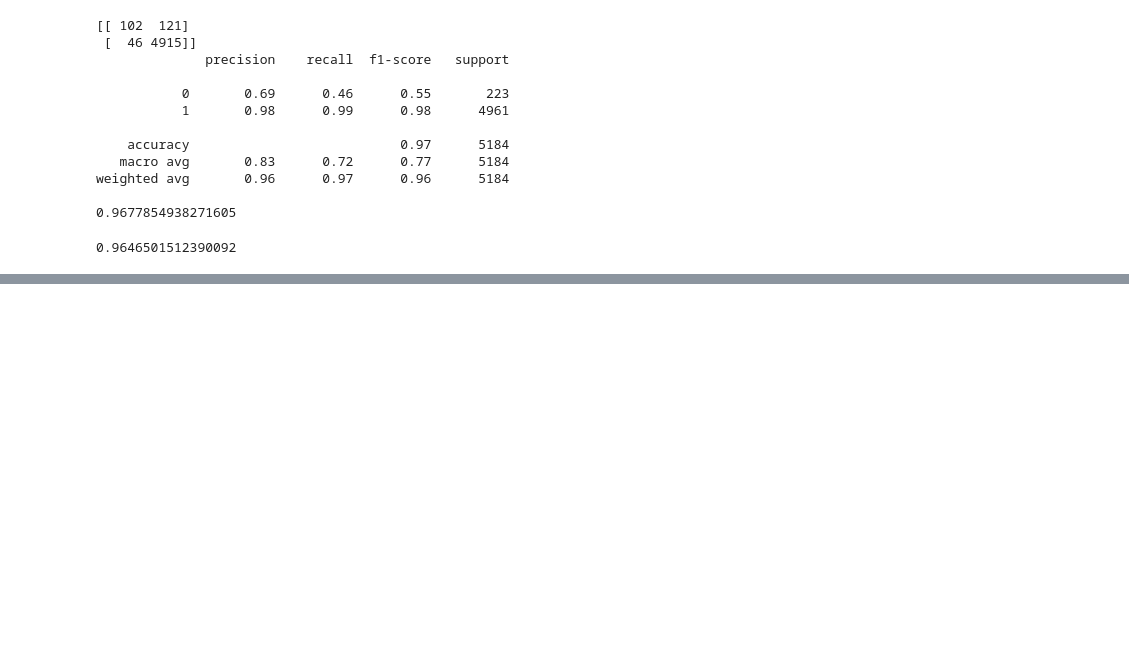
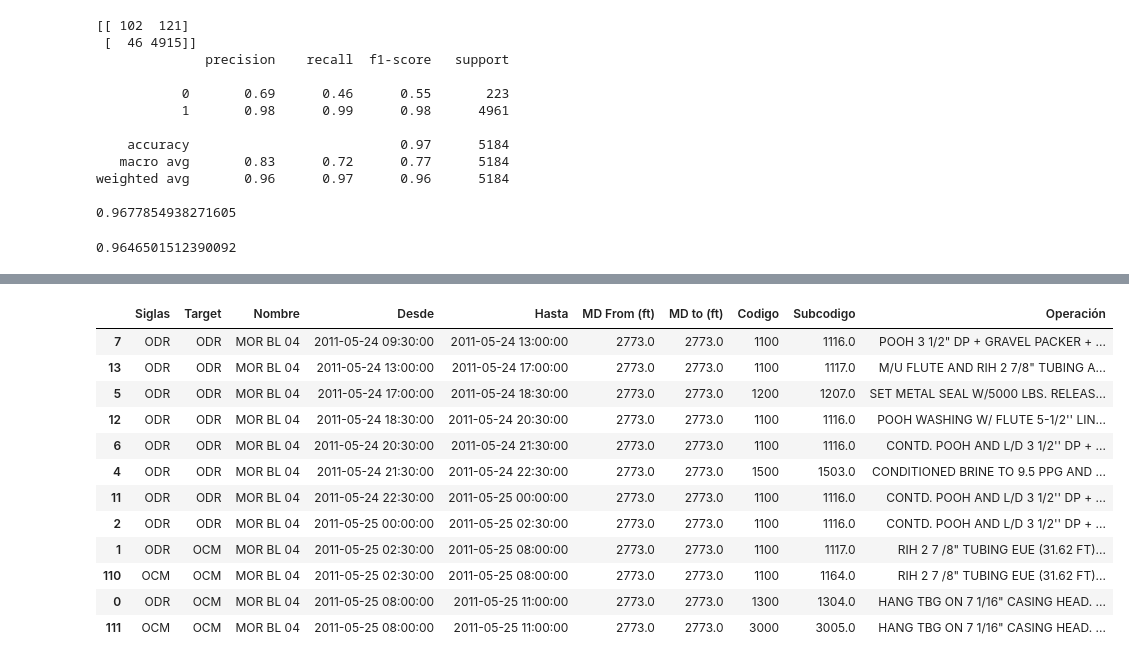
Before and after one commit to diegojeda/ODR_OCM_Identify, a Jupyter notebook: NPL Fases.ipynb, the cells around one changed output, grey strips where cells are left out. Cells and saved outputs as stored; diff of their text form; code cells hidden in the pictures; blank space fills up the shorter version.

```diff
--- a/NPL Fases.ipynb
+++ b/NPL Fases.ipynb
@@ -387,0 +516,3 @@ pickle.dump(rf_random, open(filename, 'wb'))
+# %%
+X_val = vectorizer.transform(X_val)
+X_val
@@ -387,0 +524,3 @@ pickle.dump(rf_random, open(filename, 'wb'))
+# %%
+y_val = model_rf.predict(X_val)
+y_val
@@ -387,0 +550,3 @@ pickle.dump(rf_random, open(filename, 'wb'))
+# %%
+base_val["Target"] = le.inverse_transform(y_val)
+base_val
@@ -387,0 +572,18 @@ pickle.dump(rf_random, open(filename, 'wb'))
+# %%
+base_val = base_val[['Siglas', 'Target', 'Nombre', 'Desde', 'Hasta',"MD From (ft)","MD to (ft)","Codigo","Subcodigo","Operación"]]
+# %%
+base_val.sort_values(by=['Desde'])[100:]
+# %% [output]
+|  | Siglas | Target | Nombre | Desde | Hasta | MD From (ft) | MD to (ft) | Codigo | Subcodigo | Operación |
+| 7 | ODR | ODR | MOR BL 04 | 2011-05-24 09:30:00 | 2011-05-24 13:00:00 | 2773.0 | 2773.0 | 1100 | 1116.0 | POOH 3 1/2" DP + GRAVEL PACKER + ... |
+| 13 | ODR | ODR | MOR BL 04 | 2011-05-24 13:00:00 | 2011-05-24 17:00:00 | 2773.0 | 2773.0 | 1100 | 1117.0 | M/U FLUTE AND RIH 2 7/8" TUBING A... |
+| 5 | ODR | ODR | MOR BL 04 | 2011-05-24 17:00:00 | 2011-05-24 18:30:00 | 2773.0 | 2773.0 | 1200 | 1207.0 | SET METAL SEAL W/5000 LBS. RELEAS... |
+| 12 | ODR | ODR | MOR BL 04 | 2011-05-24 18:30:00 | 2011-05-24 20:30:00 | 2773.0 | 2773.0 | 1100 | 1116.0 | POOH WASHING W/ FLUTE 5-1/2'' LIN... |
+| 6 | ODR | ODR | MOR BL 04 | 2011-05-24 20:30:00 | 2011-05-24 21:30:00 | 2773.0 | 2773.0 | 1100 | 1116.0 | CONTD. POOH AND L/D 3 1/2'' DP + ... |
+| 4 | ODR | ODR | MOR BL 04 | 2011-05-24 21:30:00 | 2011-05-24 22:30:00 | 2773.0 | 2773.0 | 1500 | 1503.0 | CONDITIONED BRINE TO 9.5 PPG AND ... |
+| 11 | ODR | ODR | MOR BL 04 | 2011-05-24 22:30:00 | 2011-05-25 00:00:00 | 2773.0 | 2773.0 | 1100 | 1116.0 | CONTD. POOH AND L/D 3 1/2'' DP + ... |
+| 2 | ODR | ODR | MOR BL 04 | 2011-05-25 00:00:00 | 2011-05-25 02:30:00 | 2773.0 | 2773.0 | 1100 | 1116.0 | CONTD. POOH AND L/D 3 1/2'' DP + ... |
+| 1 | ODR | OCM | MOR BL 04 | 2011-05-25 02:30:00 | 2011-05-25 08:00:00 | 2773.0 | 2773.0 | 1100 | 1117.0 | RIH 2 7 /8" TUBING EUE (31.62 FT)... |
+| 110 | OCM | OCM | MOR BL 04 | 2011-05-25 02:30:00 | 2011-05-25 08:00:00 | 2773.0 | 2773.0 | 1100 | 1164.0 | RIH 2 7 /8" TUBING EUE (31.62 FT)... |
+| 0 | ODR | OCM | MOR BL 04 | 2011-05-25 08:00:00 | 2011-05-25 11:00:00 | 2773.0 | 2773.0 | 1300 | 1304.0 | HANG TBG ON 7 1/16" CASING HEAD. ... |
+| 111 | OCM | OCM | MOR BL 04 | 2011-05-25 08:00:00 | 2011-05-25 11:00:00 | 2773.0 | 2773.0 | 3000 | 3005.0 | HANG TBG ON 7 1/16" CASING HEAD. ... |
```
Also changed, not shown: parts of 26 cells of this notebook, 1 other file.
